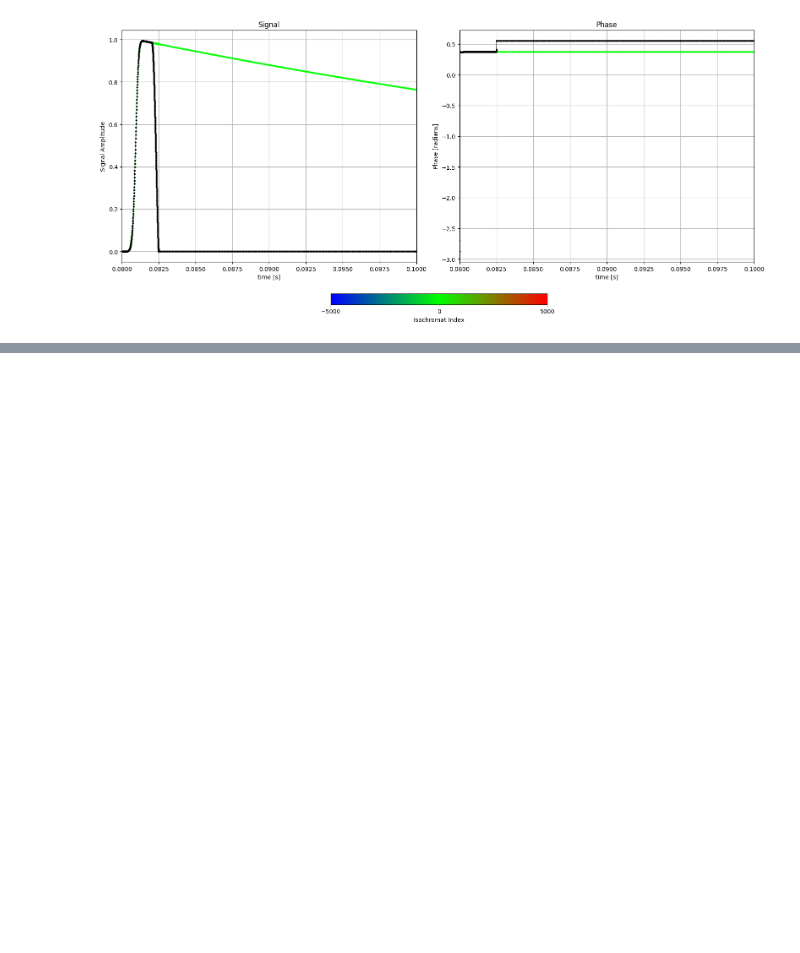
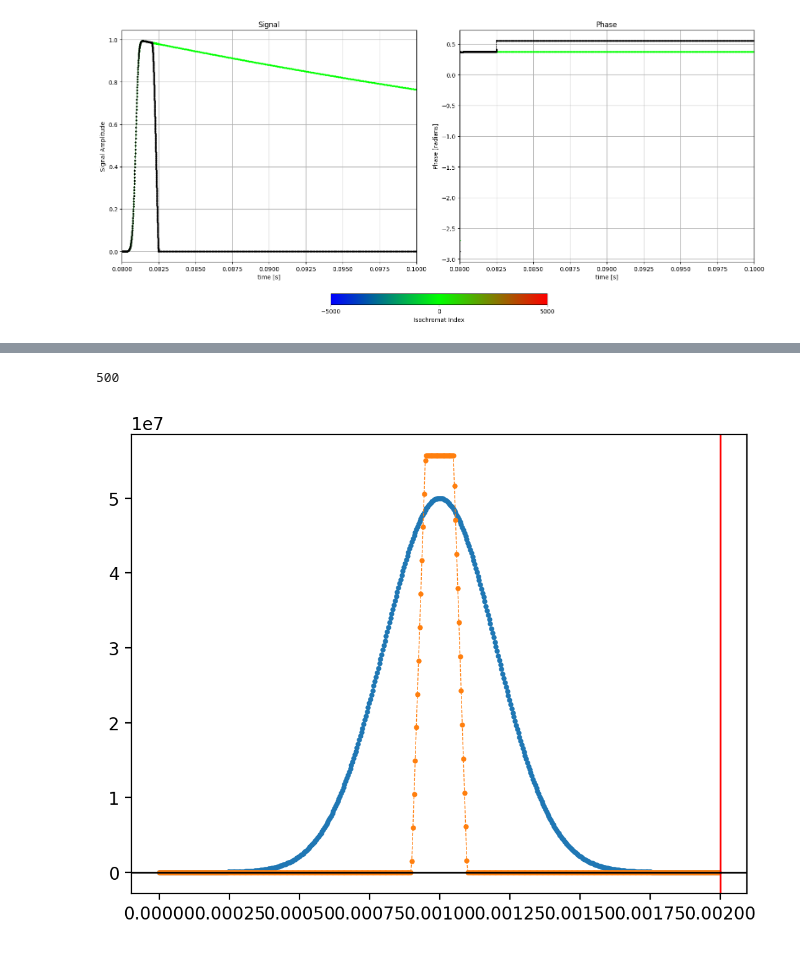
Before and after one commit to dantona02/optim, a Jupyter notebook: testing.ipynb, the cells around one changed output, grey strips where cells are left out. Drawn from its saved outputs; the diff is of its cells as text; code cells hidden in the pictures; blank space fills up the shorter version.

```diff
--- a/testing.ipynb
+++ b/testing.ipynb
@@ -222,0 +281,20 @@ dx
+# %%
+samples = 500
+
+time = np.arange(0, samples * dtp_rf, dtp_rf)[:samples]
+print(len(time))
+
+amplitude_rf = rf_parameters_tensor[0].detach().cpu().numpy() * 1e5
+amplitude_gz = grad_parameters_tensor[0].detach().cpu().numpy()
+
+fig, ax = plt.subplots(dpi=200)
+plt.plot(time, amplitude_rf, '--o', markersize=2, linewidth=0.5, label='RF Amplitude')
+plt.plot(time, amplitude_gz, '--o', markersize=2, linewidth=0.5, label='Grad Amplitude')
+# ax.bar(time[:-1], amplitude[:-1], width=dx, align='edge',
+#        color='blue', alpha=0.3, linewidth=0, label='Rechteck Approximation')
+plt.axvline(samples * dtp_rf, c='red', label='Delay', linewidth=1)
+plt.axhline(0, c='black', linewidth=1)
+plt.show()
+# %% [output]
+500
+[figure, added]
```
Also changed, not shown: parts of 10 cells of this notebook, 11 other files.
